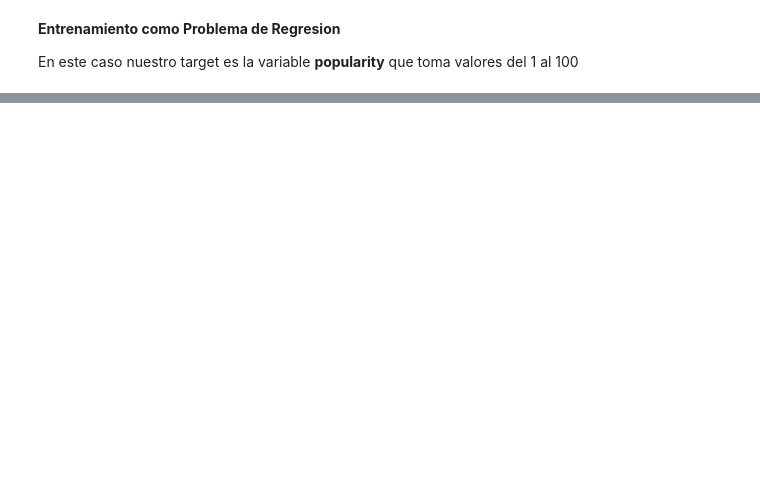
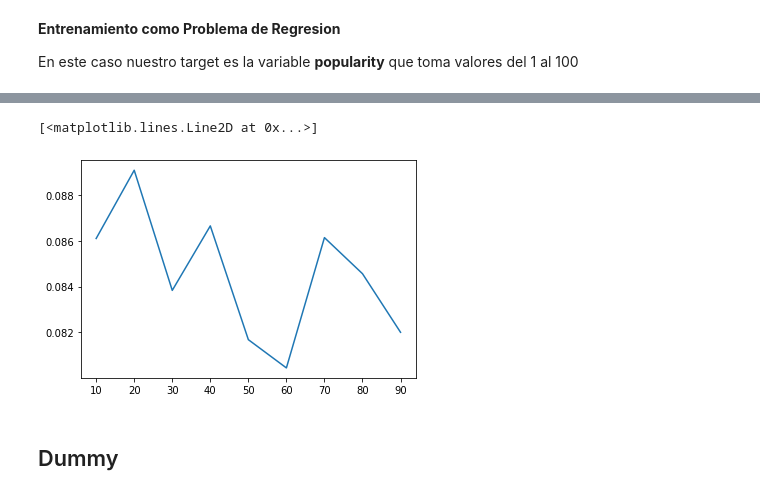
Before and after one commit to Rossana139/CoderHouse-25570-Proyecto-Spotify, a Jupyter notebook: Algoritmos/ML - Regresion.ipynb, the cells around one changed output, grey strips where cells are left out. Cells and saved outputs as stored; diff of their text form; code cells hidden in the pictures; blank space fills up the shorter version.

```diff
--- a/Algoritmos/ML - Regresion.ipynb
+++ b/Algoritmos/ML - Regresion.ipynb
@@ -49,0 +216,5 @@ Results
+# %%
+from sklearn.ensemble import RandomForestRegressor
+
+rf_model = RandomForestRegressor(n_estimators = 25)
+rf_model.fit(X_train,y_train)
@@ -49,0 +223,8 @@ Results
+# %%
+ypredrf = rf_model.predict(X_test)
+# %%
+r2rf = r2_score(y_test, ypredrf)
+MAErf = mean_absolute_error(y_test, ypredrf)
+MSErf = mean_squared_error(y_test, ypredrf)
+
+print(f'Para este arbol de decision el absolute error es {MAErf}, el mean squared error es de {MSErf} y el r2 es de {r2rf}')
@@ -49,0 +233,16 @@ Results
+# %%
+'''haremos un loop para calcular Accuracies a diferentes valore de n_estimator'''
+
+estimators = np.arange(10,100,10)
+MAEForest = []
+rForest = []
+
+for i in estimators:
+    rf_model = RandomForestRegressor(n_estimators = 50)
+    rf_model.fit(X_train,y_train)
+    ypredrf = rf_model.predict(X_test)
+
+    r2rf = r2_score(y_test, ypredrf)
+    MAErf = mean_absolute_error(y_test, ypredrf)
+    rForest.append(r2rf)
+    MAEForest.append(MAErf)
@@ -49,0 +261,7 @@ Results
+# %%
+plt.plot(estimators, rForest)
+# %% [output]
+[<matplotlib.lines.Line2D at 0x...>]
+[figure, added]
+# %% [markdown]
+## Dummy
```
Also changed, not shown: parts of 38 cells of this notebook.
